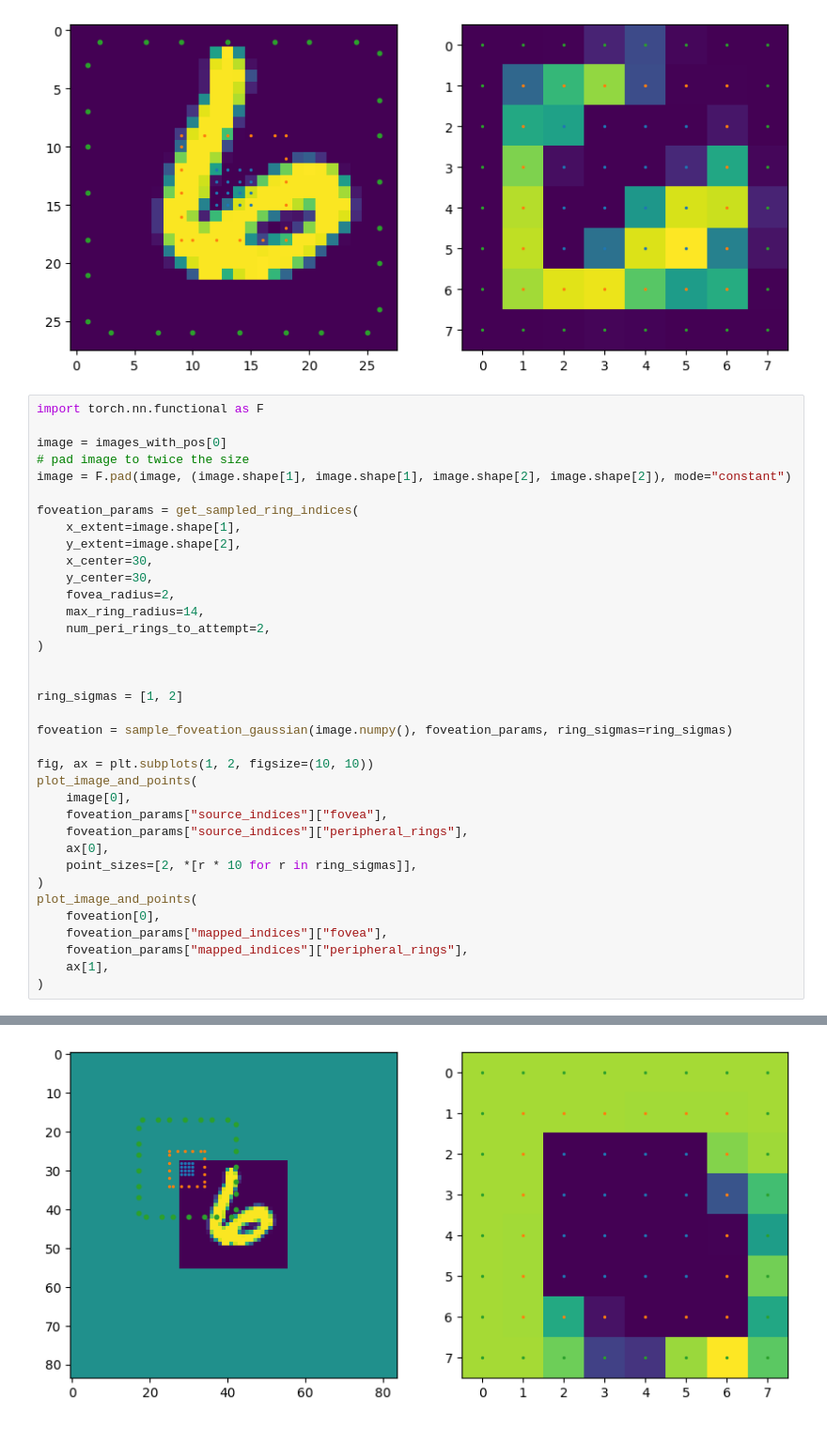
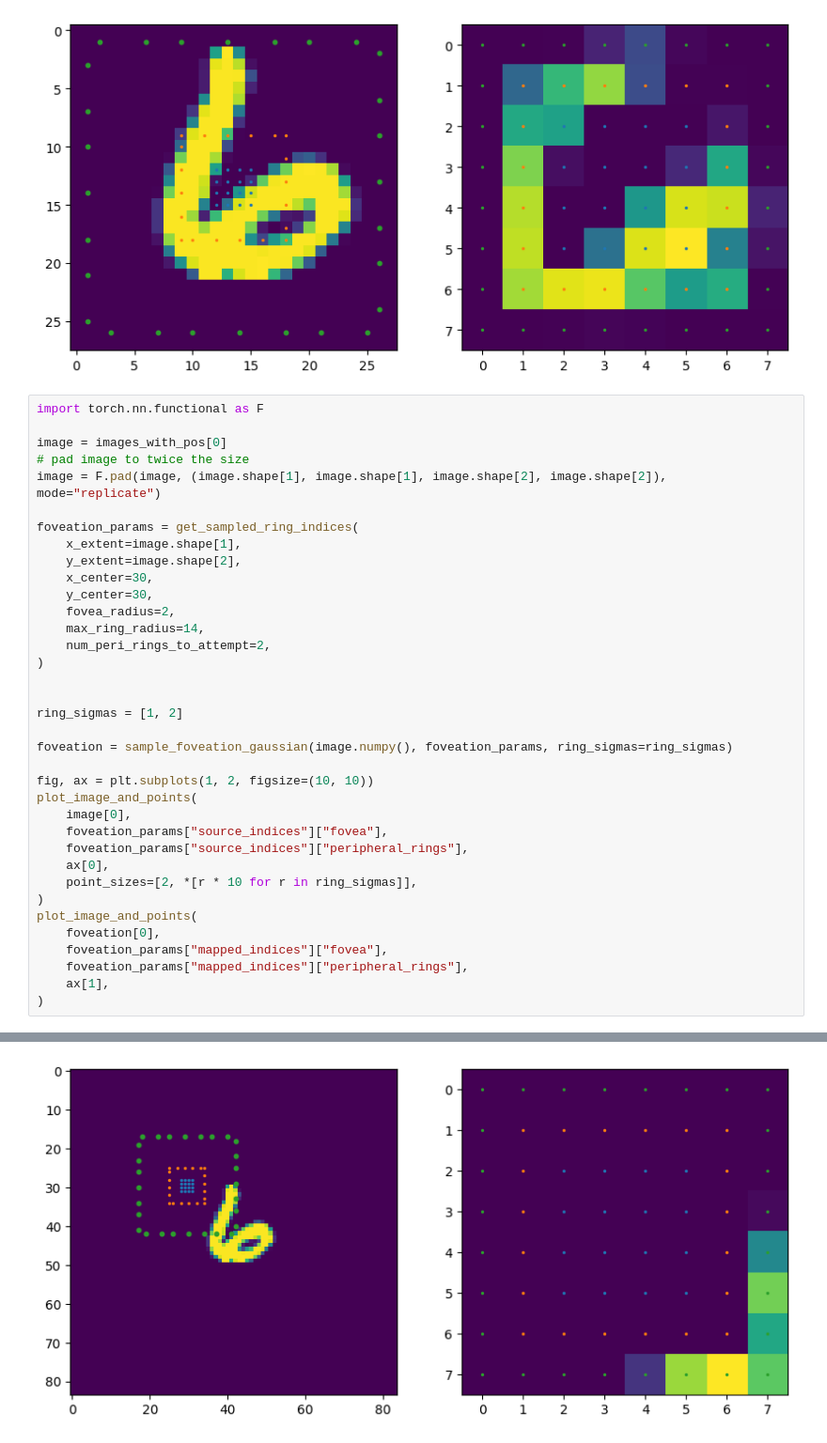
Before and after one commit to ivegner/FoVAE, a Jupyter notebook: foveal_pooling_test.ipynb, the cells around one changed output, grey strips where cells are left out. Shown at 94% size. Cells and saved outputs as stored; diff of their text form.

```diff
--- a/foveal_pooling_test.ipynb
+++ b/foveal_pooling_test.ipynb
@@ -764,38 +764,38 @@ import torch.nn.functional as F
 
 image = images_with_pos[0]
 # pad image to twice the size
-image = F.pad(image, (image.shape[1], image.shape[1], image.shape[2], image.shape[2]), mode="constant")
+image = F.pad(image, (image.shape[1], image.shape[1], image.shape[2], image.shape[2]), mode="replicate")
 
 foveation_params = get_sampled_ring_indices(
     x_extent=image.shape[1],
     y_extent=image.shape[2],
     x_center=30,
     y_center=30,
     fovea_radius=2,
     max_ring_radius=14,
     num_peri_rings_to_attempt=2,
 )
 
 
 ring_sigmas = [1, 2]
 
 foveation = sample_foveation_gaussian(image.numpy(), foveation_params, ring_sigmas=ring_sigmas)
 
 fig, ax = plt.subplots(1, 2, figsize=(10, 10))
 plot_image_and_points(
     image[0],
     foveation_params["source_indices"]["fovea"],
     foveation_params["source_indices"]["peripheral_rings"],
     ax[0],
     point_sizes=[2, *[r * 10 for r in ring_sigmas]],
 )
 plot_image_and_points(
     foveation[0],
     foveation_params["mapped_indices"]["fovea"],
     foveation_params["mapped_indices"]["peripheral_rings"],
     ax[1],
 )
 # %% [output]
 [figure]
 [figure]
-[figure, old version]
+[figure, new version]
```
Also changed, not shown: 4 other files.
